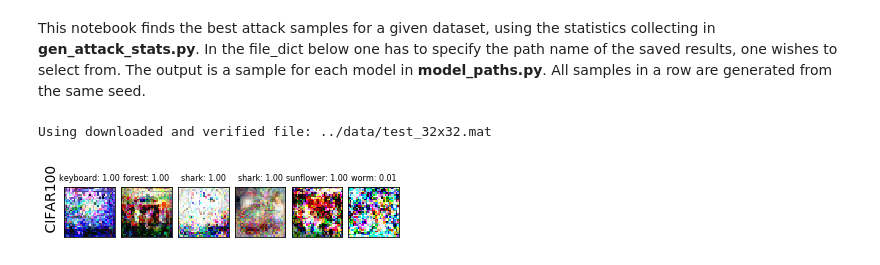
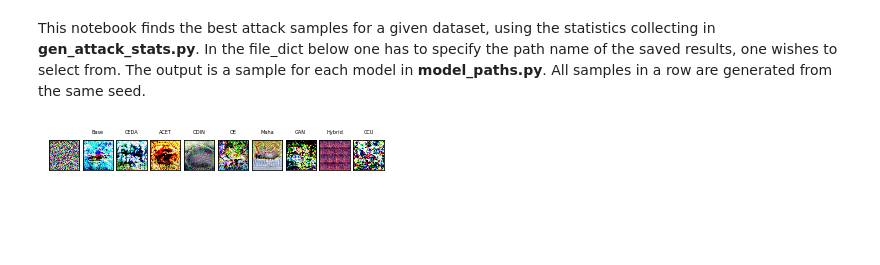
Before and after one commit to AlexMeinke/certified-certain-uncertainty, a Jupyter notebook: GenSample.ipynb, the cells around one changed output. Drawn from its saved outputs; the diff is of its cells as text; code cells hidden in the pictures; blank space fills up the shorter version.

```diff
--- a/GenSample.ipynb
+++ b/GenSample.ipynb
@@ -33,7 +33,7 @@ import model_paths
 This notebook finds the best attack samples for a given dataset, using the statistics collecting in **gen_attack_stats.py**. In the file_dict below one has to specify the path name of the saved results, one wishes to select from.
 The output is a sample for each model in **model_paths.py**. All samples in a row are generated from the same seed.
 # %%
-dataset = 'CIFAR100'
+dataset = 'CIFAR10'
 
 file_dict = {'MNIST' :'samples_steps200_alpha3.0_restarts10_batches10_batch_size100_MNIST_2019-06-15 09:35:00.029096_MNIST.pth',
              'FMNIST':'samples_steps200_alpha3.0_restarts10_batches10_batch_size100_FMNIST_2019-06-11 08:05:12.188177_FMNIST.pth',
@@ -43,14 +43,13 @@ file_dict = {'MNIST' :'samples_steps200_alpha3.0_restarts10_batches10_batch_size
             }
 
 file = file_dict[dataset]
+file = 'samples_steps200_alpha3.0_restarts10_batches10_batch_size100_CIFAR10_2019-07-30 10:19:22.997426_CIFAR10.pth'
 
 batch = torch.load('results/backup/' + file)
 
 model_params = params.params_dict[dataset]()
 model_path = model_paths.model_dict[dataset]()
 model_list = [torch.load(file).cpu().eval() for file in list(model_path.file_dict.values())]
-# %% [output]
-Using downloaded and verified file: ../data/test_32x32.mat
 # %%
 num_of_models = len(model_list)
 
@@ -78,45 +77,49 @@ elif dataset in ['CIFAR10', 'SVHN', 'CIFAR100']:
 
 adv_noise = noise[:,index]
 # %%
-#plt.subplot(1, num_of_models, 1)
+model_names = list(model_path.file_dict.keys())
+
+plt.subplot(1, num_of_models+1, 1)
 #plt.ylabel(' ' + dataset + '\n', rotation=90, horizontalalignment='left', va='center',
 #          fontsize=14, position=(0,0))
 
-#if dataset in ['MNIST', 'FMNIST']:
-#    plt.imshow(seed.squeeze().detach().cpu(), cmap='gray', interpolation='none')
-#elif dataset in ['CIFAR10', 'SVHN', 'CIFAR100']:
-#    plt.imshow(seed.transpose(0,2).transpose(0,1).detach().cpu(), interpolation='none')
+if dataset in ['MNIST', 'FMNIST']:
+    plt.imshow(seed.squeeze().detach().cpu(), cmap='gray', interpolation='none')
+elif dataset in ['CIFAR10', 'SVHN', 'CIFAR100']:
+    plt.imshow(seed.transpose(0,2).transpose(0,1).detach().cpu(), interpolation='none')
 
-#plt.xticks([])
-#plt.yticks([])
+plt.xticks([])
+plt.yticks([])
 
 for i in range(num_of_models):
-    plt.subplot(1, num_of_models, 1 + i)
-    if i==0:
-        plt.ylabel(' ' + dataset + '\n', rotation=90, horizontalalignment='left', va='center',
-                   fontsize=14, position=(0,0))
+    plt.subplot(1, num_of_models + 1, 2 + i)
+    #if i==0:
+        #plt.ylabel(' ' + dataset + '\n', rotation=90, horizontalalignment='left', va='center',
+        #           fontsize=14, position=(0,0))
 
     if dataset in ['MNIST', 'SVHN']:
-        string = list(model_path.file_dict.keys())[i] + '\n'
+        string = model_names[i] + '\n'
     else:
         string = ''
 
     string += ( str(plotting.classes_dict[dataset][pred[i]] )
-               + ": %.2f" % conf[i][index].exp().item() )
+               + ": %.1f" % conf[i][index].exp().item() )
 
-    plt.title(string, fontsize=8)
+    string = model_names[i]
+
+    plt.title(string, fontsize=5)
     #plt.title(string)
 
     if dataset in ['MNIST', 'FMNIST']:
         plt.imshow(adv_noise[i].squeeze().detach().cpu(), cmap='gray', interpolation='none')
     elif dataset in ['CIFAR10', 'SVHN', 'CIFAR100']:
         plt.imshow(adv_noise[i].transpose(0,2).transpose(0,1).detach().cpu(), interpolation='none')
     plt.xticks([])
     plt.yticks([])
 
 # plt.tight_layout()
 plt.subplots_adjust(left=None, bottom=None, right=None, top=None, wspace=.12, hspace=None)
 myplot = plt.gcf()
 # %% [output]
-[figure, old version]
+[figure, new version]
 # %%
```
Also changed, not shown: parts of 18 cells of this notebook, 11 other files.
